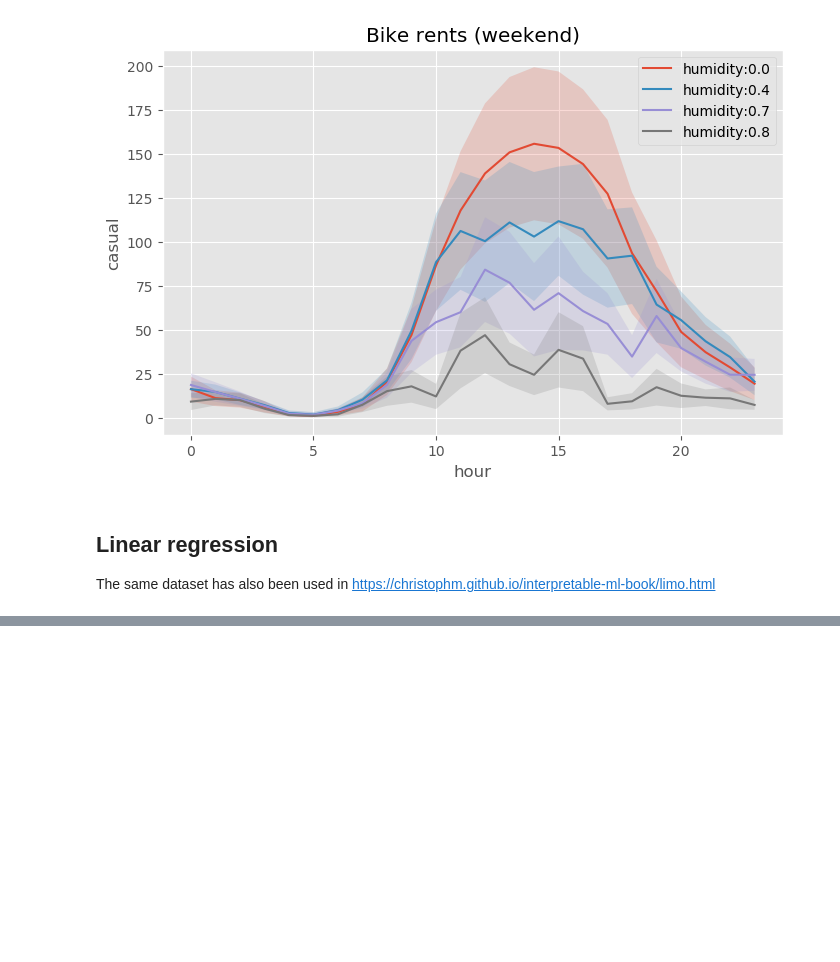
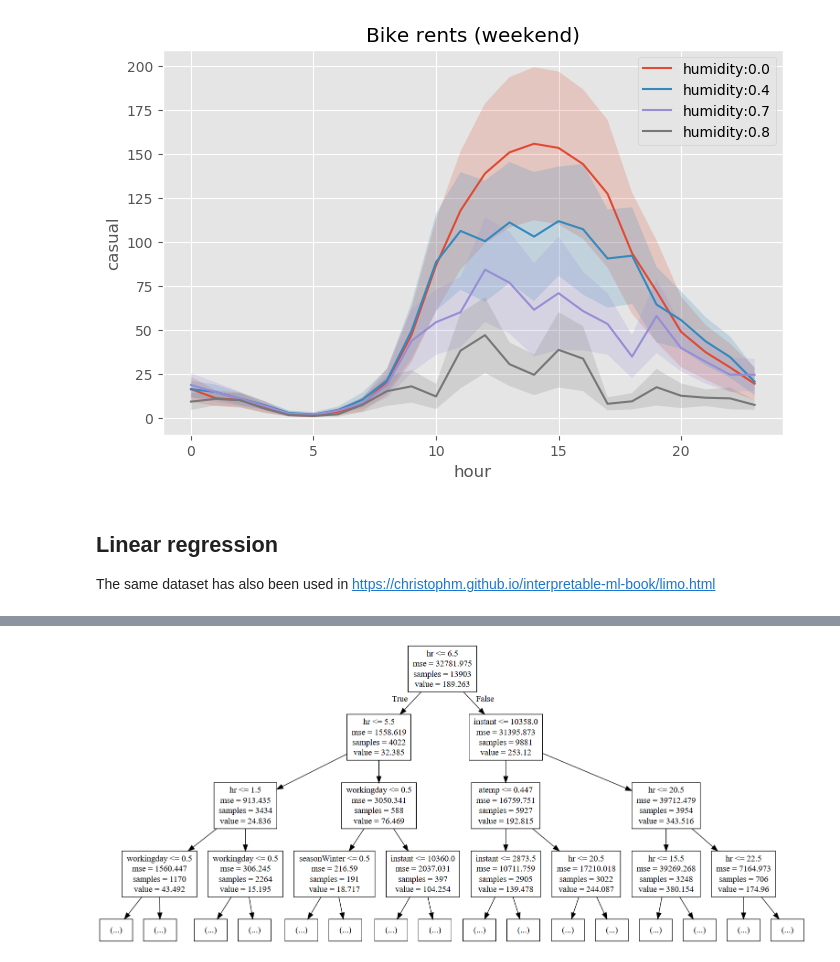
Before and after one commit to florian-huber/python_data_exploration_tutorial, a Jupyter notebook: notebooks/Dataset_example1_London_bikes.ipynb, the cells around one changed output, grey strips where cells are left out. Cells and saved outputs as stored; diff of their text form; code cells hidden in the pictures; blank space fills up the shorter version.

```diff
--- a/notebooks/Dataset_example1_London_bikes.ipynb
+++ b/notebooks/Dataset_example1_London_bikes.ipynb
@@ -388,0 +586,5 @@ The same dataset has also been used in https://christophm.github.io/interpretabl
+# %%
+from IPython.display import Image
+Image("Screenshot_2019-10-21 Webgraphviz.png")
+# %% [output]
+[figure, added]
```
Also changed, not shown: parts of 21 cells of this notebook.
